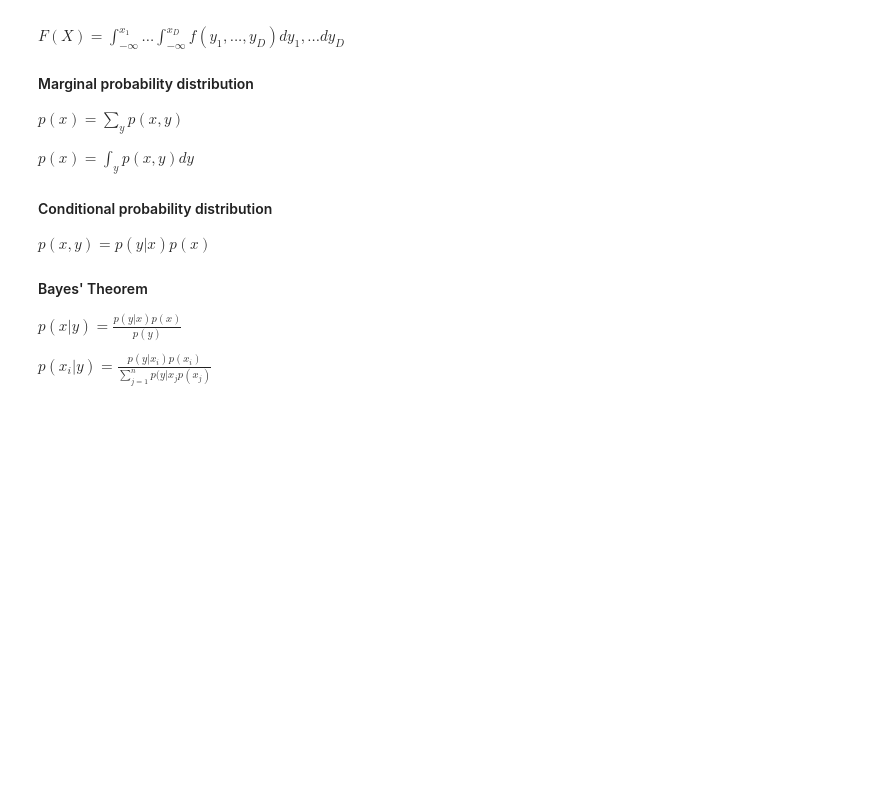
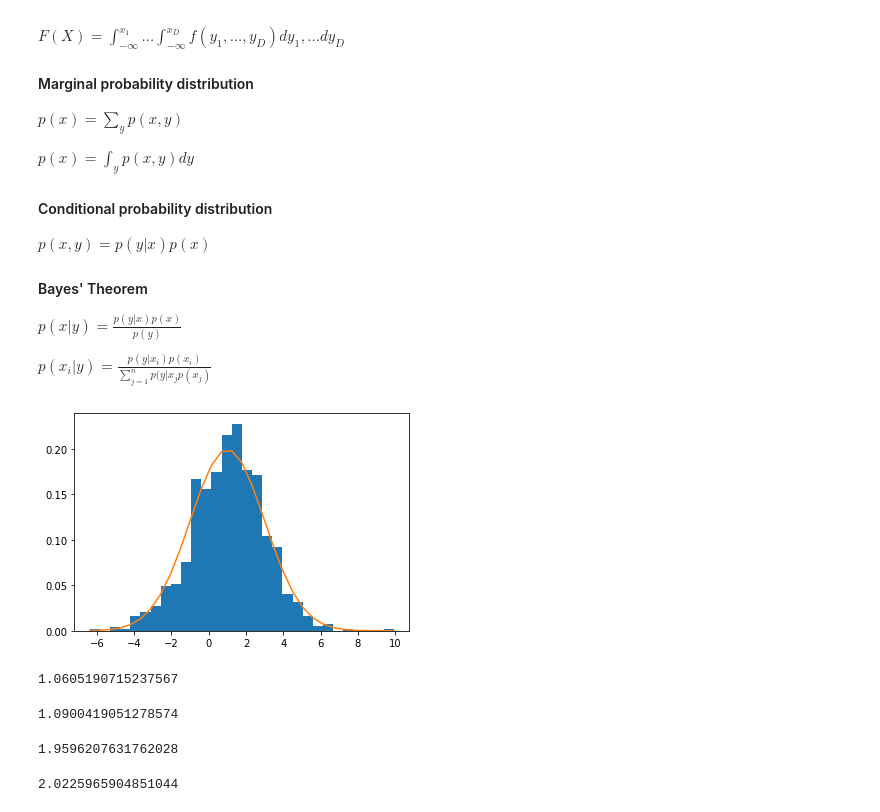
Before and after one commit to AgataPolejowska/AI-CF, a Jupyter notebook: AI_CF.ipynb, the cells around one changed output. Drawn from its saved outputs; the diff is of its cells as text; code cells hidden in the pictures; blank space fills up the shorter version.

Commit message:
Generate a random normal (Gaussian) distribution, calculate a standard deviation, median, mean, correlation coefficient, variance, covariance, plot the histogram

```diff
--- a/AI_CF.ipynb
+++ b/AI_CF.ipynb
@@ -613,3 +613,16 @@ $ p(x, y) = p(y|x)p(x) $
 $ p(x|y) = \frac{p(y|x)p(x)}{p(y)} $
 
 $ p(x_{i}|y) = \frac{p(y|x_{i})p(x_{i})}{\sum_{j=1}^np(y|x_{j}p(x_{j})} $
+# %%
+mu, sigma = 1, 2
+s = np.random.normal(mu, sigma, 1000)
+# %%
+import matplotlib.pyplot as plt
+
+count, bins, ignored = plt.hist(s, 30, density=True)
+
+plt.plot(bins, 1/(sigma * np.sqrt(2 *np.pi)) * np.exp(-(bins - mu)**2 / (2*sigma**2)))
+
+plt.show()
+# %% [output]
+[figure, added]
@@ -615,0 +631,16 @@ $ p(x_{i}|y) = \frac{p(y|x_{i})p(x_{i})}{\sum_{j=1}^np(y|x_{j}p(x_{j})} $
+# %%
+np.mean(s)
+# %% [output]
+1.0605190715237567
+# %%
+np.mean(s2)
+# %% [output]
+1.0900419051278574
+# %%
+np.std(s, ddof=1)
+# %% [output]
+1.9596207631762028
+# %%
+np.std(s2, ddof=1)
+# %% [output]
+2.0225965904851044
```
Also changed, not shown: parts of 6 cells of this notebook.
